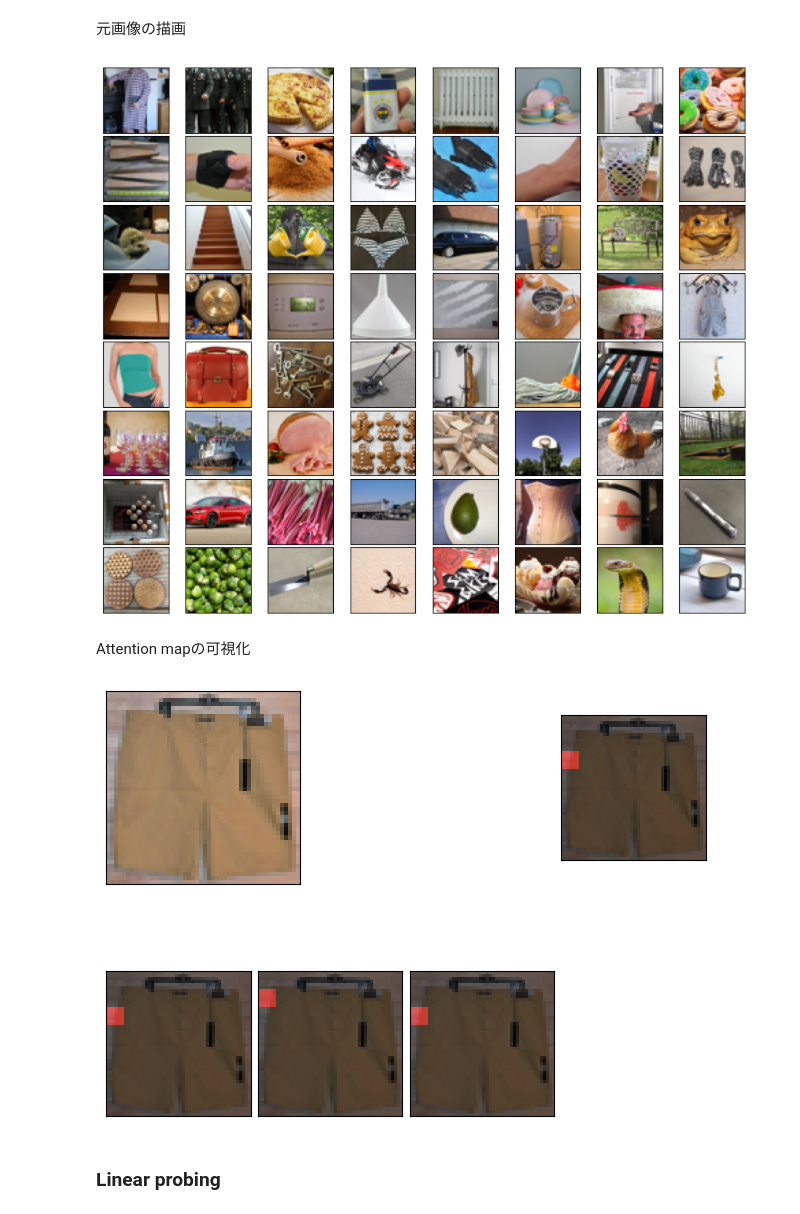
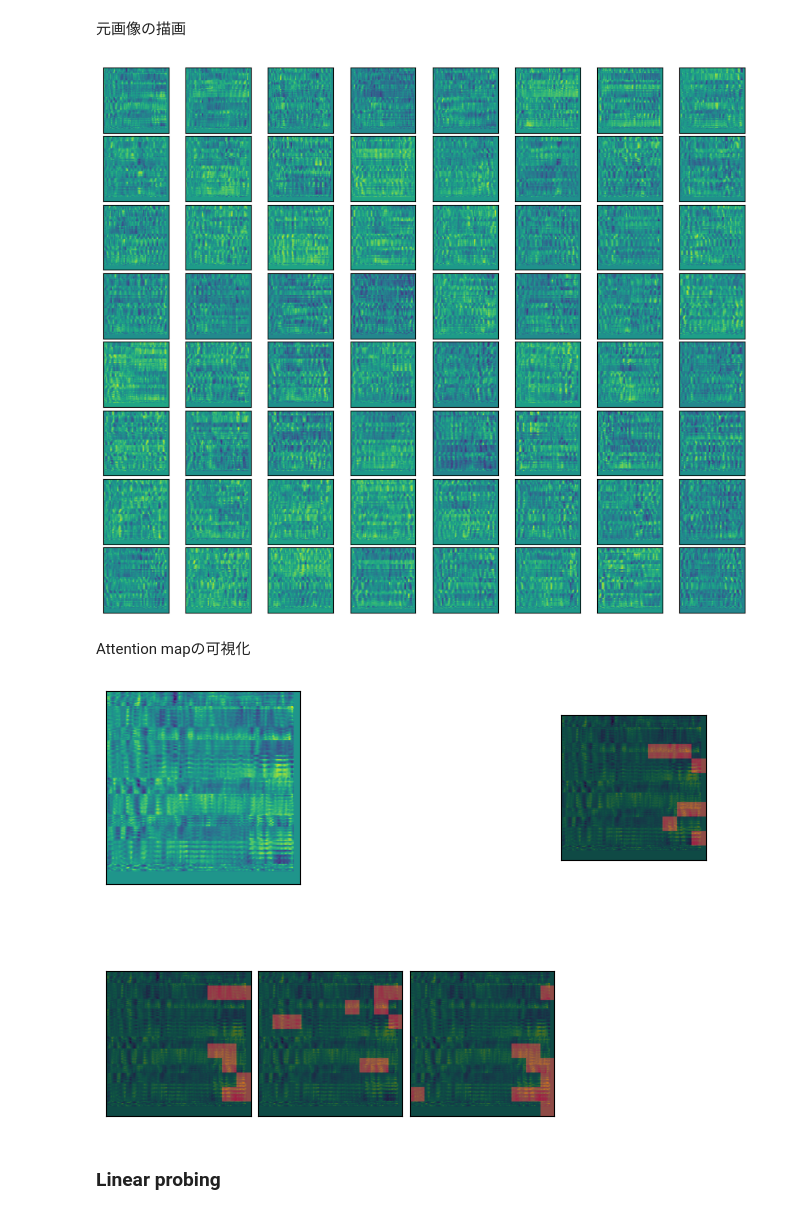
Before and after one commit to thousand-co/dl_lecture_competition_pub, a Jupyter notebook: code_for_whole_data/pre_train_MEG.ipynb, the cells around one changed output. Drawn from its saved outputs; the diff is of its cells as text; code cells hidden in the pictures.

```diff
--- a/code_for_whole_data/pre_train_MEG.ipynb
+++ b/code_for_whole_data/pre_train_MEG.ipynb
@@ -782,7 +783,7 @@ if run_2nd==True:
 
         scaler = torch.cuda.amp.GradScaler()  # added
         # モデルの訓練
-        for x, _ in dataloader_train:
+        for x, _ in train_loader:
             step_count += 1
             model.train()
             x = x.to(device)
@@ -805,7 +806,7 @@ if run_2nd==True:
 
         # モデルの評価
         with torch.no_grad():
-            for x, _ in dataloader_valid:
+            for x, _ in val_loader:
                 model.eval()
 
                 with torch.no_grad():
@@ -817,7 +818,7 @@ if run_2nd==True:
                     total_valid_loss += valid_loss.item()
 
 
-        print(f"Epoch[{epoch+1} / {epochs}] Train Loss: {total_train_loss/len(dataloader_train):.4f} Valid Loss: {total_valid_loss/len(dataloader_valid):.4f}")
+        print(f"Epoch[{epoch+1} / {epochs}] Train Loss: {total_train_loss/len(train_loader):.4f} Valid Loss: {total_valid_loss/len(val_loader):.4f}")
         if epoch%50==0:
             torch.save({
                     'epoch': epoch,
@@ -842,7 +843,7 @@ model = MAE_ViT(**config).to(device)
 model.load_state_dict(torch.load(model_path, map_location=device))
 
 model.eval()
-x, _, _ = next(iter(dataloader_valid))
+x, _ = next(iter(val_loader))
 with torch.no_grad():
     rec_img, mask = model(x.to(device))
 
@@ -863,7 +864,8 @@ imgs = (imgs.data + 1) / 2  # 標準化した状態から0-1に戻す
 i = 0
 for img in imgs[:64]:
     # 出力が線形変換のため0-1になっているとは限らないためclipする
-    img = np.clip(np.transpose(torch.squeeze(img).numpy(), (1, 2, 0)), 0, 1)
+    #img = np.clip(np.transpose(torch.squeeze(img).numpy(), (1, 2, 0)), 0, 1)
+    img = np.clip(np.transpose(torch.squeeze(img).numpy(), (0, 1)), 0, 1)
     ax = fig.add_subplot(8, 8, i+1, xticks=[], yticks=[])
     ax.imshow(img)
     i += 1
@@ -879,12 +881,13 @@ fig.subplots_adjust(left=0, right=1, bottom=0, top=0.5, hspace=0.05,
 i = 0
 imgs = (x.data + 1) / 2
 for img in imgs[:64]:
-    img = np.clip(np.transpose(torch.squeeze(img).numpy(), (1, 2, 0)), 0, 1)
+    #img = np.clip(np.transpose(torch.squeeze(img).numpy(), (1, 2, 0)), 0, 1)
+    img = np.clip(np.transpose(torch.squeeze(img).numpy(), (0, 1)), 0, 1)
     ax = fig.add_subplot(8, 8, i+1, xticks=[], yticks=[])
     ax.imshow(img)
     i += 1
 # %% [output]
-[figure, old version]
+[figure, new version]
 # %% [markdown]
 Attention mapの可視化
 # %%
@@ -911,36 +914,37 @@ def display_attn_map(model, x):
 
     # スコアを画像の形にする
     w_featmap, h_featmap = config["image_size"][0] // config["patch_size"][0], config["image_size"][1] // config["patch_size"][1]
     attn = attn.reshape(num_head, h_featmap, w_featmap).float()
 
     # 入力画像と同じ大きさにする
     attn = nn.functional.interpolate(attn.unsqueeze(0), scale_factor=config["patch_size"][0], mode="nearest")[0].detach().cpu().numpy()
 
     # 入力画像とヘッドごとのattention mapを出力する
     fig = plt.figure(figsize=(6, 10))
     fig.subplots_adjust(left=0, right=1, bottom=0, top=0.5, hspace=0.05,
                         wspace=0.05)
 
     img = (x[0].data + 1) / 2
-    img = np.clip(np.transpose(torch.squeeze(img).numpy(), (1, 2, 0)), 0, 1)
+    #img = np.clip(np.transpose(torch.squeeze(img).numpy(), (1, 2, 0)), 0, 1)
+    img = np.clip(np.transpose(torch.squeeze(img).numpy(), (0, 1)), 0, 1)
     ax = fig.add_subplot(2, 3, 1, xticks=[], yticks=[])
     ax.imshow(img)
 
     for i in range(len(attn)):
         featmap = attn[i]
-        featmap = np.concatenate((featmap[:,:,np.newaxis], np.zeros((48, 48, 2))), axis=2)
+        featmap = np.concatenate((featmap[:,:,np.newaxis], np.zeros((290, 290, 2))), axis=2)
         ax = fig.add_subplot(2, 4, i+4, xticks=[], yticks=[])
         ax.imshow(img)
         ax.imshow(featmap, alpha=0.5)
 
 
 model = MAE_ViT(**config).to(device)
 model.load_state_dict(torch.load(model_path, map_location=device))
 model.eval()
-x, _, _ = next(iter(dataloader_valid))  # 検証用データからデータを取得する
+x, _ = next(iter(val_loader))  # 検証用データからデータを取得する
 
 display_attn_map(model, x)
 # %% [output]
-[figure, old version]
+[figure, new version]
 # %% [markdown]
 ### Linear probing
```
Also changed, not shown: parts of 27 cells of this notebook, 11 other files.
